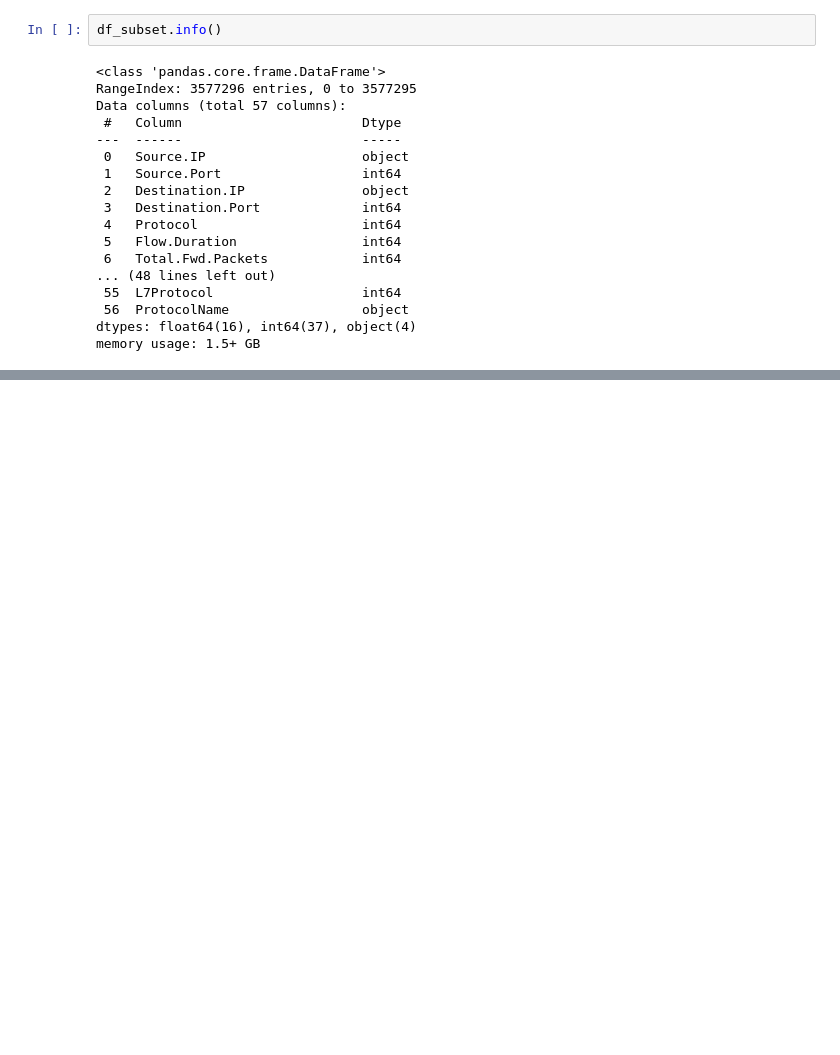
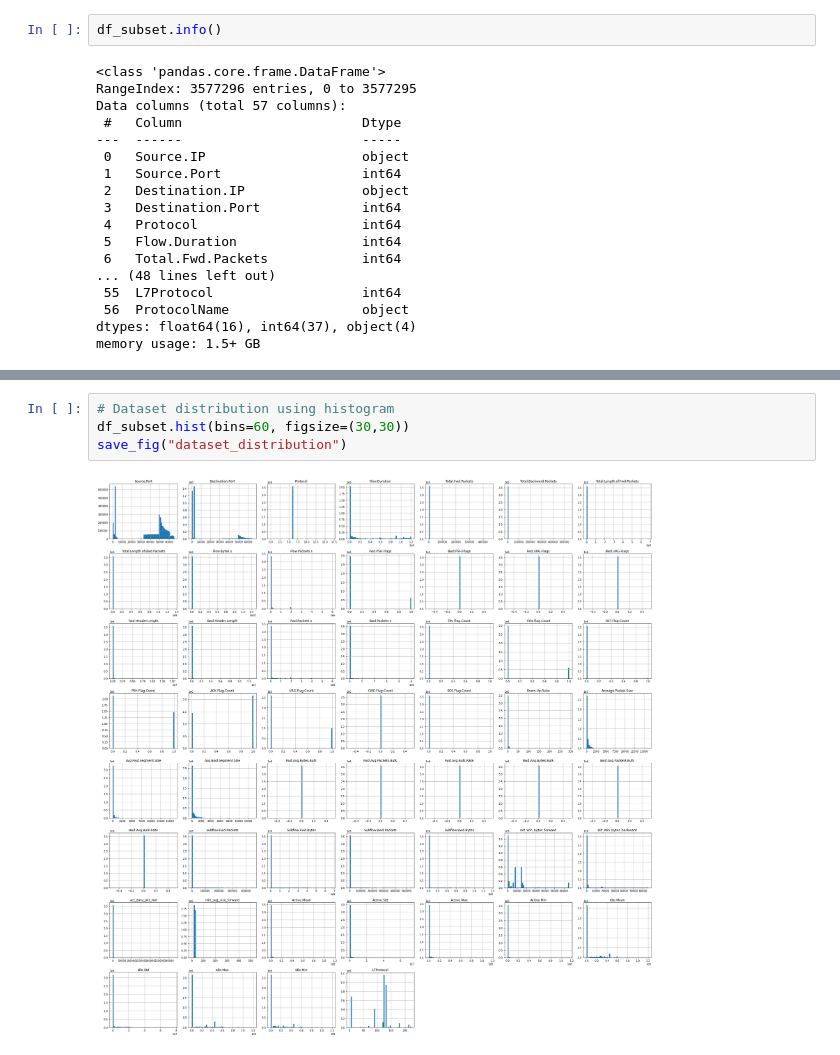
Before and after one commit to AiJared/IP-Network-Traffic-Flows, a Jupyter notebook: IP Network Traffic Flows.ipynb, the cells around one changed output, grey strips where cells are left out. Cells and saved outputs as stored; diff of their text form; blank space fills up the shorter version.

Commit message:
dataset distribution using histogram evaluation

```diff
--- a/IP Network Traffic Flows.ipynb
+++ b/IP Network Traffic Flows.ipynb
@@ -214,0 +215,6 @@ def save_fig(fig_id, tight_layout=True, fig_extension='png', resolution=300):
+# %%
+# Dataset distribution using histogram
+df_subset.hist(bins=60, figsize=(30,30))
+save_fig("dataset_distribution")
+# %% [output]
+[figure, added]
```
Also changed, not shown: parts of 11 cells of this notebook, 1 other file.
